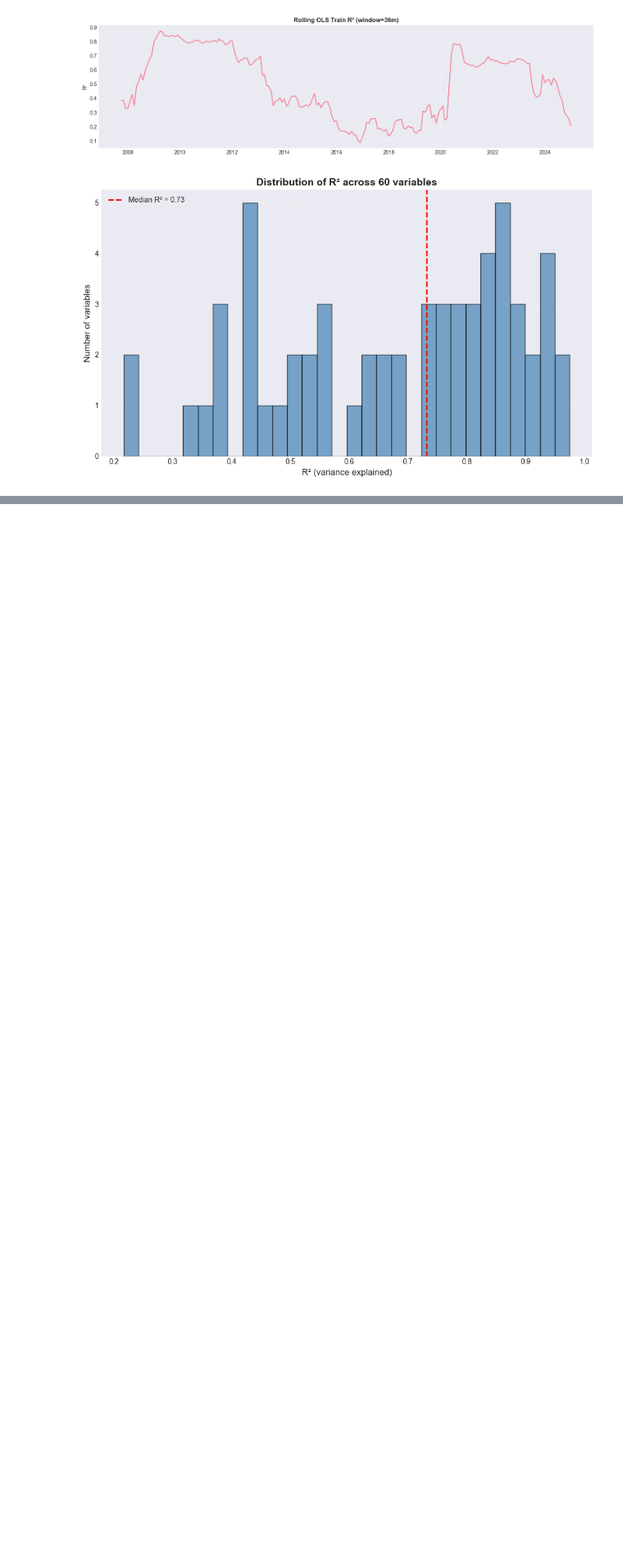
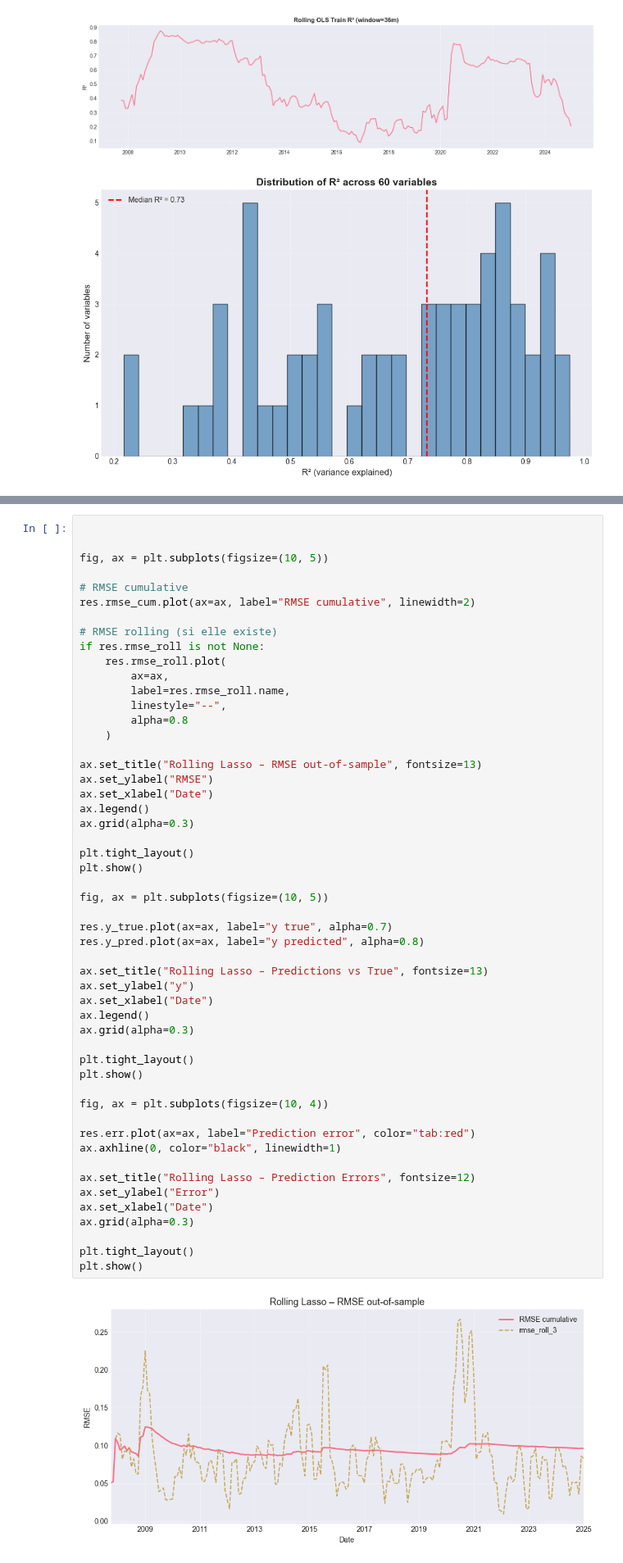
Before and after one commit to Timodang/Macro-financial-index, a Jupyter notebook: main.ipynb, the cells around one changed output, grey strips where cells are left out. Shown at 82% size. Drawn from its saved outputs; the diff is of its cells as text; blank space fills up the shorter version.

```diff
--- a/main.ipynb
+++ b/main.ipynb
@@ -775,0 +804,54 @@ VISUALIZATIONS
+# %%
+
+
+fig, ax = plt.subplots(figsize=(10, 5))
+
+# RMSE cumulative
+res.rmse_cum.plot(ax=ax, label="RMSE cumulative", linewidth=2)
+
+# RMSE rolling (si elle existe)
+if res.rmse_roll is not None:
+    res.rmse_roll.plot(
+        ax=ax,
+        label=res.rmse_roll.name,
+        linestyle="--",
+        alpha=0.8
+    )
+
+ax.set_title("Rolling Lasso – RMSE out-of-sample", fontsize=13)
+ax.set_ylabel("RMSE")
+ax.set_xlabel("Date")
+ax.legend()
+ax.grid(alpha=0.3)
+
+plt.tight_layout()
+plt.show()
+
+fig, ax = plt.subplots(figsize=(10, 5))
+
+res.y_true.plot(ax=ax, label="y true", alpha=0.7)
+res.y_pred.plot(ax=ax, label="y predicted", alpha=0.8)
+
+ax.set_title("Rolling Lasso – Predictions vs True", fontsize=13)
+ax.set_ylabel("y")
+ax.set_xlabel("Date")
+ax.legend()
+ax.grid(alpha=0.3)
+
+plt.tight_layout()
+plt.show()
+
+fig, ax = plt.subplots(figsize=(10, 4))
+
+res.err.plot(ax=ax, label="Prediction error", color="tab:red")
+ax.axhline(0, color="black", linewidth=1)
+
+ax.set_title("Rolling Lasso – Prediction Errors", fontsize=12)
+ax.set_ylabel("Error")
+ax.set_xlabel("Date")
+ax.grid(alpha=0.3)
+
+plt.tight_layout()
+plt.show()
+# %% [output]
+[figure, added]
```
Also changed, not shown: parts of 4 cells of this notebook, 5 other files.
